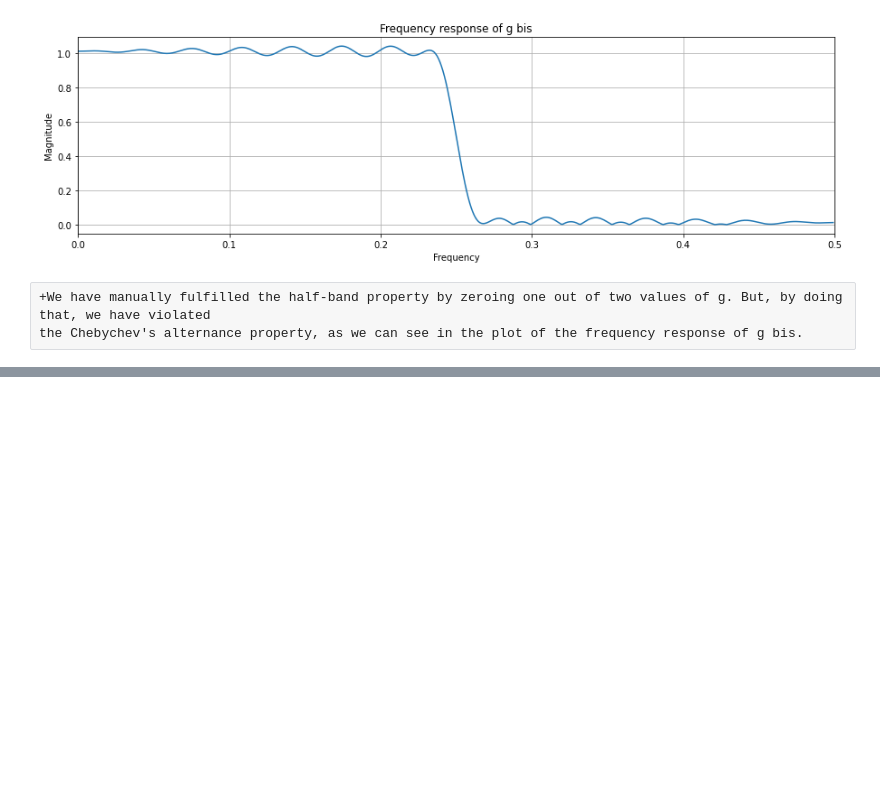
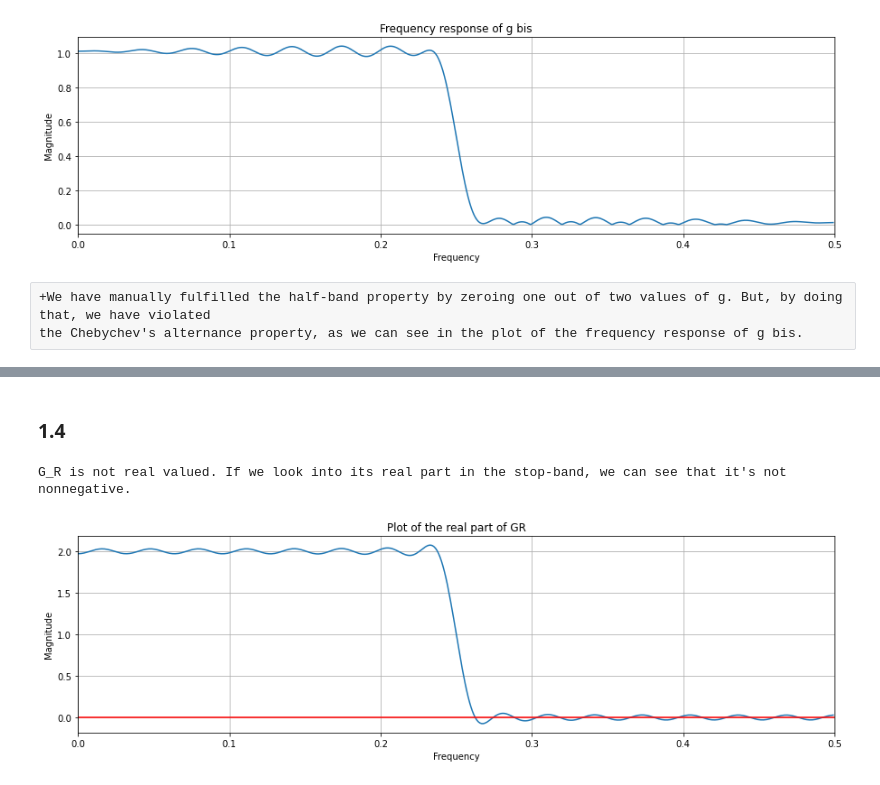
Before and after one commit to hiqbi/TSIA201, a Jupyter notebook: TP2/TSIA201_TP2_Notebook_IQBI_HAMZA.ipynb, the cells around one changed output, grey strips where cells are left out. Cells and saved outputs as stored; diff of their text form; code cells hidden in the pictures; blank space fills up the shorter version.

Commit message:
Exercise 1 on the perfect reconstruction using filter banks

```diff
--- a/TP2/TSIA201_TP2_Notebook_IQBI_HAMZA.ipynb
+++ b/TP2/TSIA201_TP2_Notebook_IQBI_HAMZA.ipynb
@@ -110,0 +176,19 @@ plot_response(fs, wg, G_synth, "G")
+# %% [markdown]
+### 1.4
+# %%
+len_fft = 4096 #The size of the Fourier Transform that is yet to apply
+frequences, magnitude = signal.freqz(g_synth, worN=len_fft, whole=True) #Magnitude is |G|
+frequences = frequences/(2*np.pi)
+
+#-- Computing the filter and its frequency response --#
+prod = np.multiply(magnitude, np.exp(1j*2*np.pi*(N-1)*frequences))
+gR = np.fft.ifft(prod, len_fft) #We obtain the filter by applying the inverse Fourier Transform
+wR, GR = signal.freqz(gR) #Now, we can correctly compute the frequency response of gR
+
+#--Plotting the result --#
+plot_response(fs, wR, np.real(GR), "Plot of the real part of GR", absolute = False)
+plt.plot(wR, np.zeros(len(wR)), color='r')
+print("G_R is not real valued. If we look into its real part in the stop-band, we can see that it's not nonnegative.")
+# %% [output]
+G_R is not real valued. If we look into its real part in the stop-band, we can see that it's not nonnegative.
+[figure, added]
```
Also changed, not shown: parts of 21 cells of this notebook, 1 other file.
